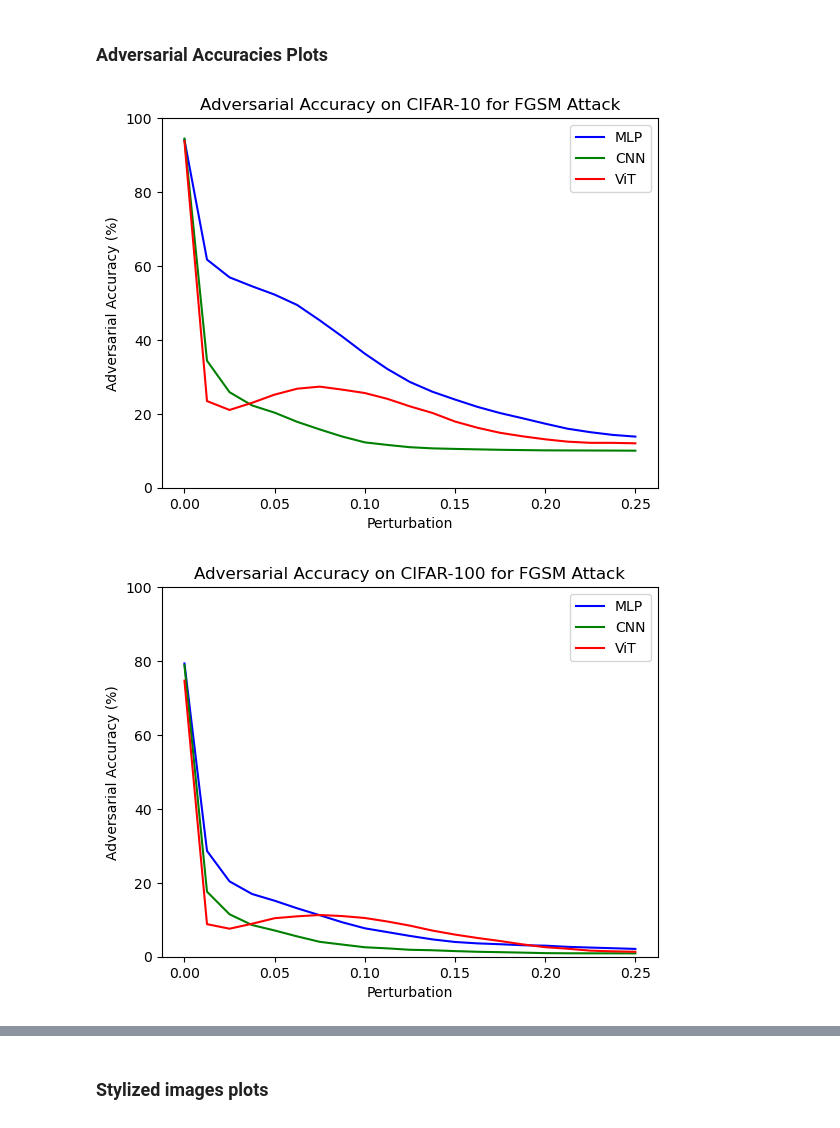
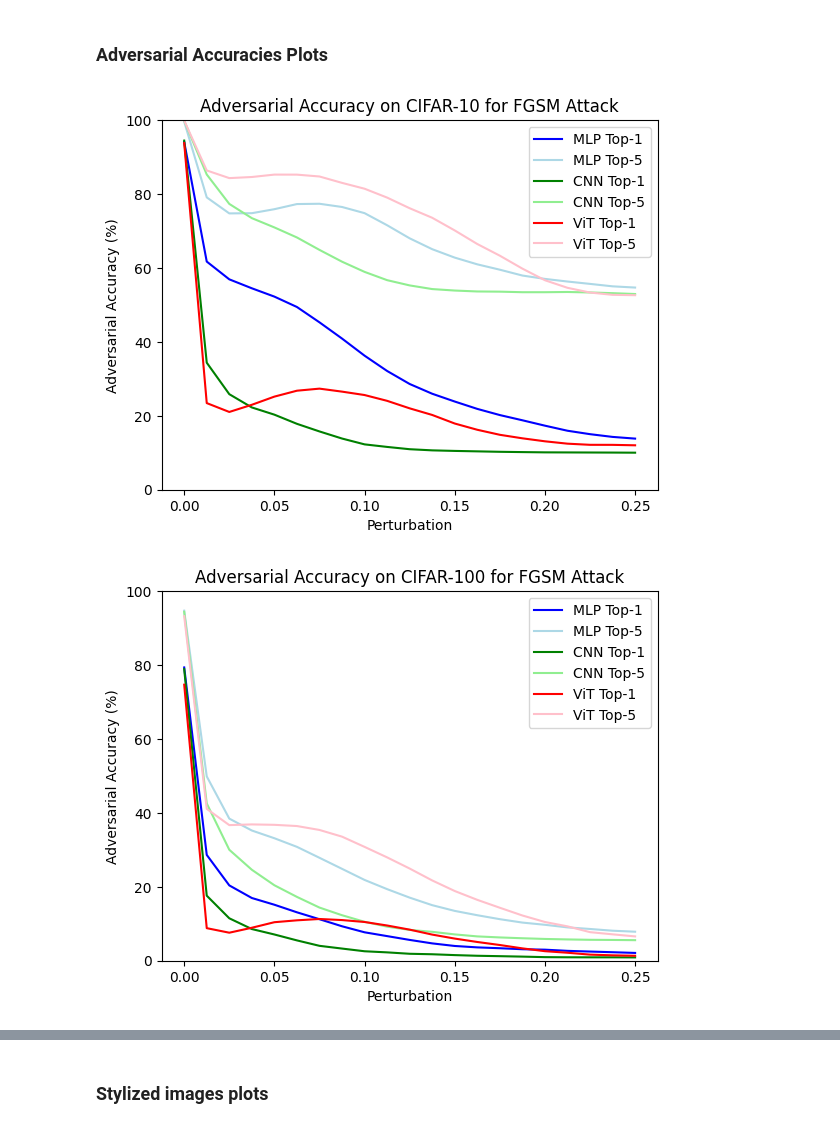
Before and after one commit to angeline-pouget/zooming_in_on_mlps, a Jupyter notebook: 07_plots.ipynb, the cells around one changed output, grey strips where cells are left out. Cells and saved outputs as stored; diff of their text form; code cells hidden in the pictures.

Commit message:
adding plotting code

```diff
--- a/07_plots.ipynb
+++ b/07_plots.ipynb
@@ -4,14 +4,22 @@ import numpy as np
 # %% [markdown]
 ### Adversarial Accuracies Plots
 # %%
-acc_fgsm_mlp = np.load('accuracy_fgsm_mlp_cifar10.npy')
-acc_fgsm_cnn = np.load('accuracy_fgsm_cnn_cifar10.npy')
-acc_fgsm_vit = np.load('accuracy_fgsm_vit_cifar10.npy')
+acc_fgsm_mlp = np.load('adv_robustness/accuracy_fgsm_mlp_cifar10.npy')
+acc_fgsm_cnn = np.load('adv_robustness/accuracy_fgsm_cnn_cifar10.npy')
+acc_fgsm_vit = np.load('adv_robustness/accuracy_fgsm_vit_cifar10.npy')
+
+top5_fgsm_mlp = np.load('adv_robustness/top5_fgsm_mlp_cifar10.npy')
+top5_fgsm_cnn = np.load('adv_robustness/top5_fgsm_cnn_cifar10.npy')
+top5_fgsm_vit = np.load('adv_robustness/top5_fgsm_vit_cifar10.npy')
+
 eps = np.arange(0,0.26,0.0125)
 
-plt.plot(eps, acc_fgsm_mlp, label='MLP', color='blue')
-plt.plot(eps, acc_fgsm_cnn, label='CNN', color='green')
-plt.plot(eps, acc_fgsm_vit, label='ViT', color='red')
+plt.plot(eps, acc_fgsm_mlp, label='MLP Top-1', color='blue')
+plt.plot(eps, top5_fgsm_mlp, label='MLP Top-5', color='lightblue')
+plt.plot(eps, acc_fgsm_cnn, label='CNN Top-1', color='green')
+plt.plot(eps, top5_fgsm_cnn, label='CNN Top-5', color='lightgreen')
+plt.plot(eps, acc_fgsm_vit, label='ViT Top-1', color='red')
+plt.plot(eps, top5_fgsm_vit, label='ViT Top-5', color='pink')
 
 plt.legend()
 plt.xlabel('Perturbation')
@@ -21,24 +29,32 @@ plt.ylim(0,100)
 
 plt.show()
 # %% [output]
-[figure, old version]
+[figure, new version]
 # %%
-acc_fgsm_mlp = np.load('accuracy_fgsm_mlp_cifar100.npy')
-acc_fgsm_cnn = np.load('accuracy_fgsm_cnn_cifar100.npy')
-acc_fgsm_vit = np.load('accuracy_fgsm_vit_cifar100.npy')
+acc_fgsm_mlp = np.load('adv_robustness/accuracy_fgsm_mlp_cifar100.npy')
+acc_fgsm_cnn = np.load('adv_robustness/accuracy_fgsm_cnn_cifar100.npy')
+acc_fgsm_vit = np.load('adv_robustness/accuracy_fgsm_vit_cifar100.npy')
+
+top5_fgsm_mlp = np.load('adv_robustness/top5_fgsm_mlp_cifar100.npy')
+top5_fgsm_cnn = np.load('adv_robustness/top5_fgsm_cnn_cifar100.npy')
+top5_fgsm_vit = np.load('adv_robustness/top5_fgsm_vit_cifar100.npy')
+
 eps = np.arange(0,0.26,0.0125)
 
-plt.plot(eps, acc_fgsm_mlp, label='MLP', color='blue')
-plt.plot(eps, acc_fgsm_cnn, label='CNN', color='green')
-plt.plot(eps, acc_fgsm_vit, label='ViT', color='red')
+plt.plot(eps, acc_fgsm_mlp, label='MLP Top-1', color='blue')
+plt.plot(eps, top5_fgsm_mlp, label='MLP Top-5', color='lightblue')
+plt.plot(eps, acc_fgsm_cnn, label='CNN Top-1', color='green')
+plt.plot(eps, top5_fgsm_cnn, label='CNN Top-5', color='lightgreen')
+plt.plot(eps, acc_fgsm_vit, label='ViT Top-1', color='red')
+plt.plot(eps, top5_fgsm_vit, label='ViT Top-5', color='pink')
 
 plt.legend()
 plt.xlabel('Perturbation')
 plt.ylabel('Adversarial Accuracy (%)')
 plt.title('Adversarial Accuracy on CIFAR-100 for FGSM Attack')
 plt.ylim(0,100)
 
 plt.show()
 # %% [output]
-[figure, old version]
+[figure, new version]
 # %%
```
Also changed, not shown: parts of 2 cells of this notebook.
